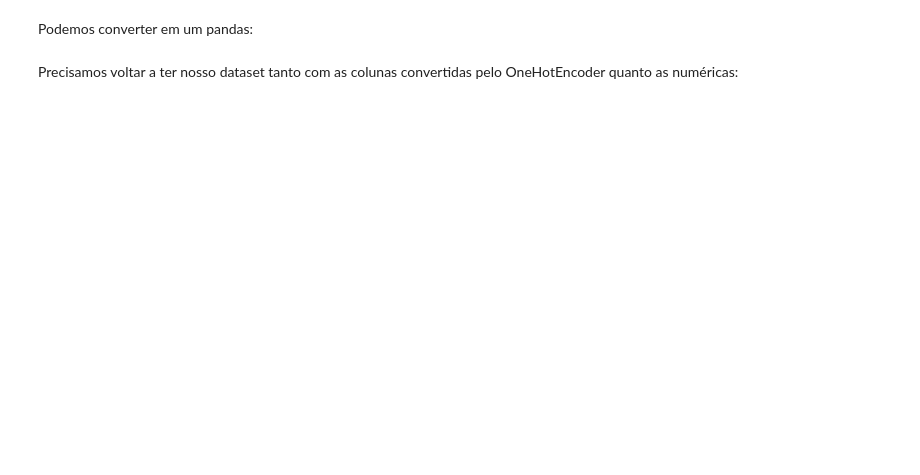
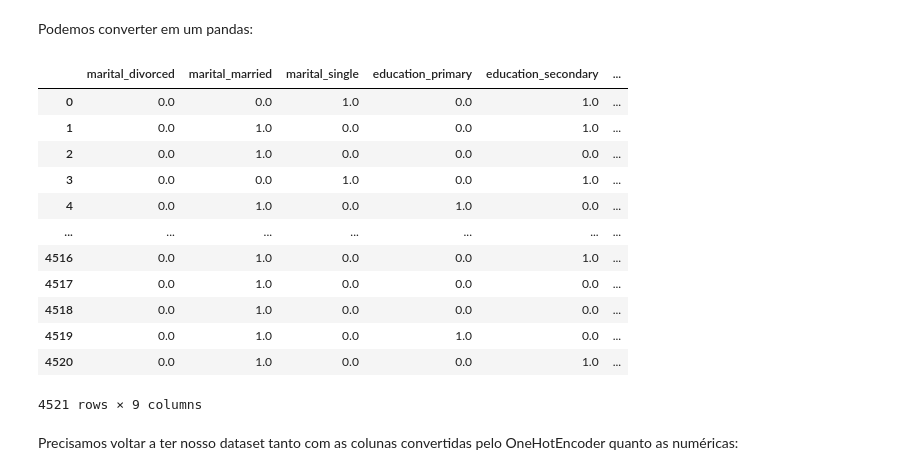
Before and after one commit to patriciacatandi/Lets_Code_DS_Degree_Alunos_ML, a Jupyter notebook: Módulo 9 - Machine Learning I/4_Decision Tree/Classificação - Árvore de decisão.ipynb, the cells around one changed output. Saved outputs shown, nothing was run; the diff lists cells and outputs as text; code cells hidden in the pictures; blank space fills up the shorter version.

```diff
--- a/Módulo 9 - Machine Learning I/4_Decision Tree/Classificação - Árvore de decisão.ipynb
+++ b/Módulo 9 - Machine Learning I/4_Decision Tree/Classificação - Árvore de decisão.ipynb
@@ -293,4 +430,21 @@ ohe.get_feature_names_out(colunas_categoricas)
 # %% [markdown]
 Podemos converter em um pandas:
+# %%
+X_train_enc = pd.DataFrame(X_train_enc, columns=ohe.get_feature_names_out(colunas_categoricas))
+X_train_enc
+# %% [output]
+|  | marital_divorced | marital_married | marital_single | education_primary | education_secondary | ... |
+| 0 | 0.0 | 0.0 | 1.0 | 0.0 | 1.0 | ... |
+| 1 | 0.0 | 1.0 | 0.0 | 0.0 | 1.0 | ... |
+| 2 | 0.0 | 1.0 | 0.0 | 0.0 | 0.0 | ... |
+| 3 | 0.0 | 0.0 | 1.0 | 0.0 | 1.0 | ... |
+| 4 | 0.0 | 1.0 | 0.0 | 1.0 | 0.0 | ... |
+| ... | ... | ... | ... | ... | ... | ... |
+| 4516 | 0.0 | 1.0 | 0.0 | 0.0 | 1.0 | ... |
+| 4517 | 0.0 | 1.0 | 0.0 | 0.0 | 0.0 | ... |
+| 4518 | 0.0 | 1.0 | 0.0 | 0.0 | 0.0 | ... |
+| 4519 | 0.0 | 1.0 | 0.0 | 1.0 | 0.0 | ... |
+| 4520 | 0.0 | 1.0 | 0.0 | 0.0 | 1.0 | ... |
+4521 rows × 9 columns
 # %% [markdown]
 Precisamos voltar a ter nosso dataset tanto com as colunas convertidas pelo OneHotEncoder quanto as numéricas:
```
Also changed, not shown: parts of 28 cells of this notebook.
